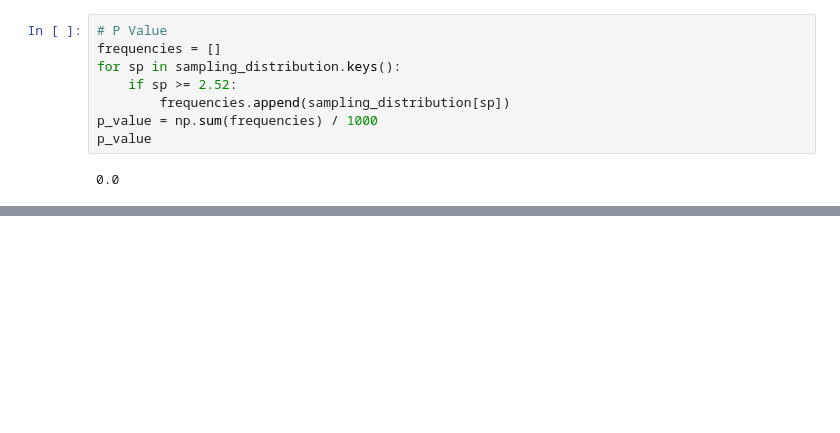
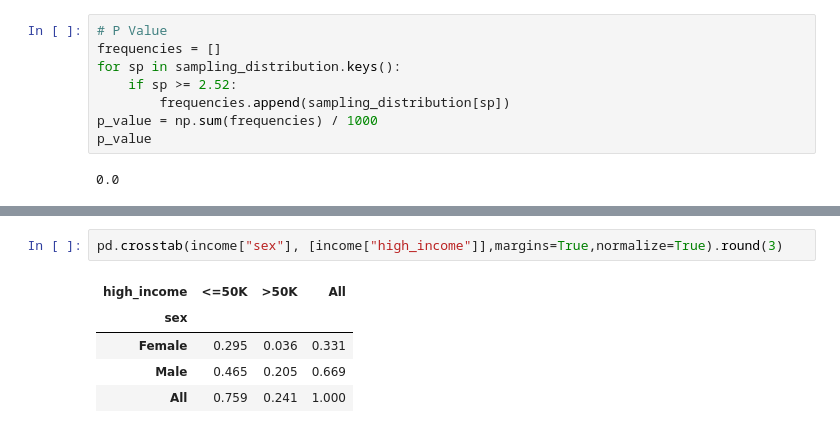
Before and after one commit to ramirovsjunior/aprendizagem_de_maquina, a Jupyter notebook: Selecao_de_Caracteristica_AM.ipynb, the cells around one changed output, grey strips where cells are left out. Drawn from its saved outputs; the diff is of its cells as text; blank space fills up the shorter version.

```diff
--- a/Selecao_de_Caracteristica_AM.ipynb
+++ b/Selecao_de_Caracteristica_AM.ipynb
@@ -131,0 +449,8 @@ income.head()
+# %%
+pd.crosstab(income["sex"], [income["high_income"]],margins=True,normalize=True).round(3)
+# %% [output]
+| high_income | <=50K | >50K | All |
+| sex |  |  |  |
+| Female | 0.295 | 0.036 | 0.331 |
+| Male | 0.465 | 0.205 | 0.669 |
+| All | 0.759 | 0.241 | 1.000 |
```
Also changed, not shown: parts of 34 cells of this notebook.
